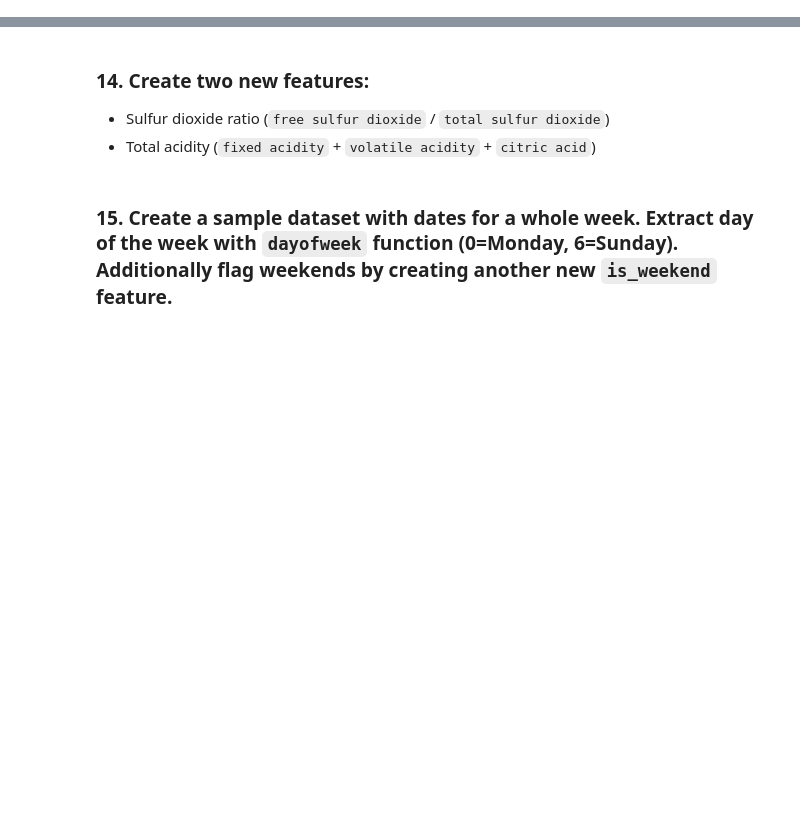
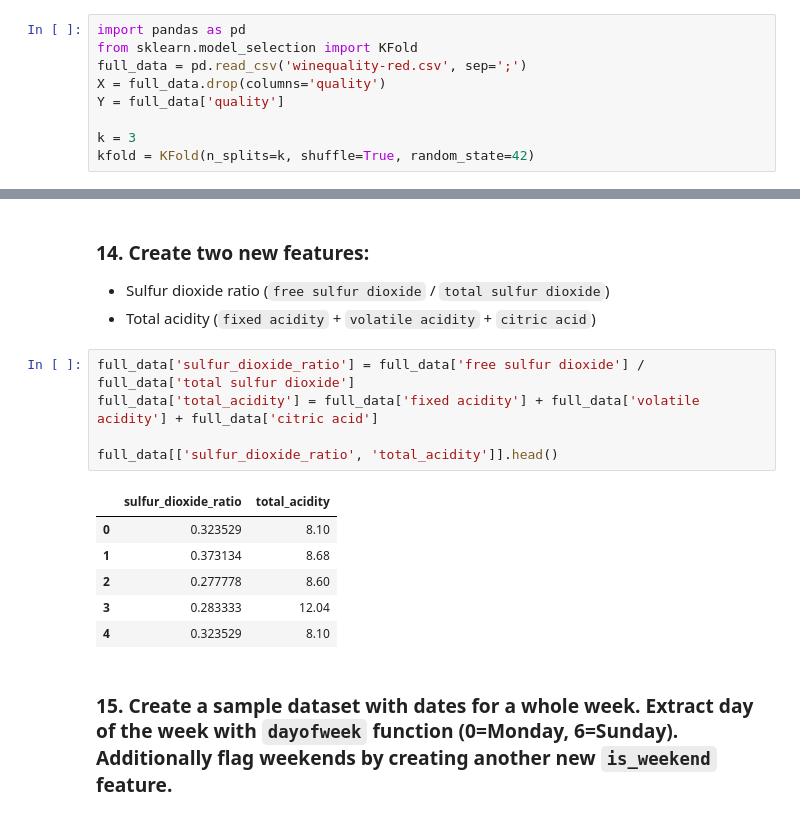
Before and after one commit to Donatas-Vaiciunas/DAY-1, a Jupyter notebook: Day1 - Data foundations practical tasks.ipynb, the cells around one changed output, grey strips where cells are left out. Saved outputs shown, nothing was run; the diff lists cells and outputs as text; blank space fills up the shorter version.

```diff
--- a/Day1 - Data foundations practical tasks.ipynb
+++ b/Day1 - Data foundations practical tasks.ipynb
@@ -281,4 +280,13 @@ plt.show()
 [figure]
 # %% [markdown]
 ### 13. Create X, y for independent variables (all except `quality`) and target variable `quality`, perform k-fold k=3 split on them and calculate and print out the length of training set and testing set for each fold
+# %%
+import pandas as pd
+from sklearn.model_selection import KFold
+full_data = pd.read_csv('winequality-red.csv', sep=';')
+X = full_data.drop(columns='quality')
+Y = full_data['quality']
+
+k = 3
+kfold = KFold(n_splits=k, shuffle=True, random_state=42)
 # %%
@@ -299,5 +317,17 @@ for fold, (train_index, test_index) in enumerate(kfold.split(X), start=1):
 ### 14. Create two new features:
 - Sulfur dioxide ratio (`free sulfur dioxide` / `total sulfur dioxide`)
 - Total acidity (`fixed acidity` + `volatile acidity` + `citric acid`)
+# %%
+full_data['sulfur_dioxide_ratio'] = full_data['free sulfur dioxide'] / full_data['total sulfur dioxide']
+full_data['total_acidity'] = full_data['fixed acidity'] + full_data['volatile acidity'] + full_data['citric acid']
+
+full_data[['sulfur_dioxide_ratio', 'total_acidity']].head()
+# %% [output]
+|  | sulfur_dioxide_ratio | total_acidity |
+| 0 | 0.323529 | 8.10 |
+| 1 | 0.373134 | 8.68 |
+| 2 | 0.277778 | 8.60 |
+| 3 | 0.283333 | 12.04 |
+| 4 | 0.323529 | 8.10 |
 # %% [markdown]
 ### 15. Create a sample dataset with dates for a whole week. Extract day of the week with `dayofweek` function (0=Monday, 6=Sunday). Additionally flag weekends by creating another new `is_weekend` feature.
```
Also changed, not shown: parts of 7 cells of this notebook.
